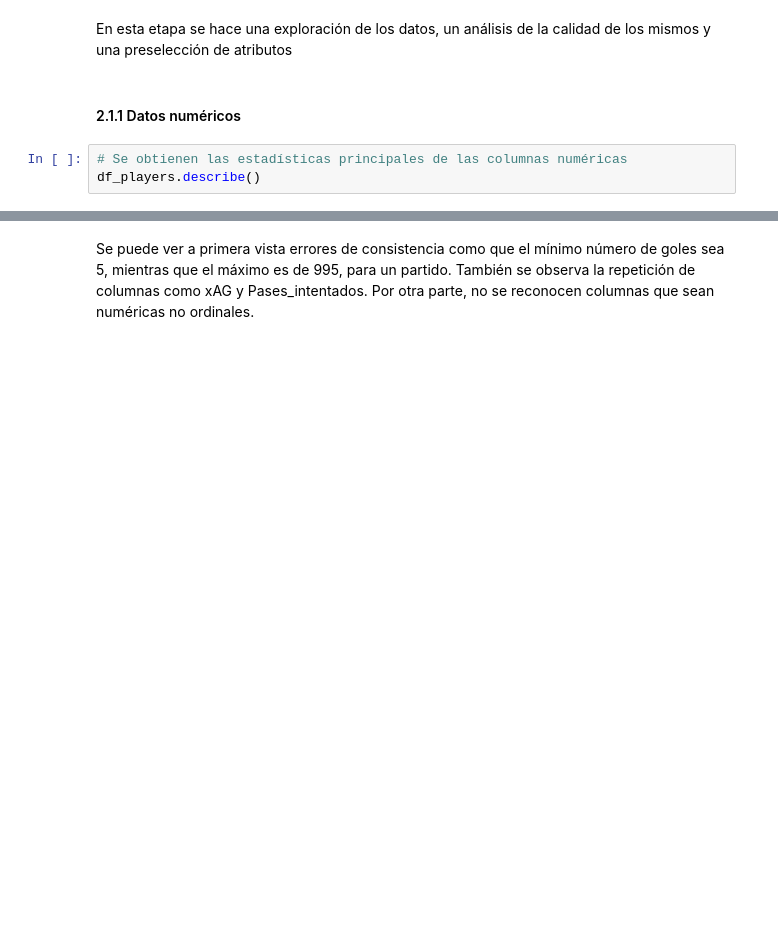
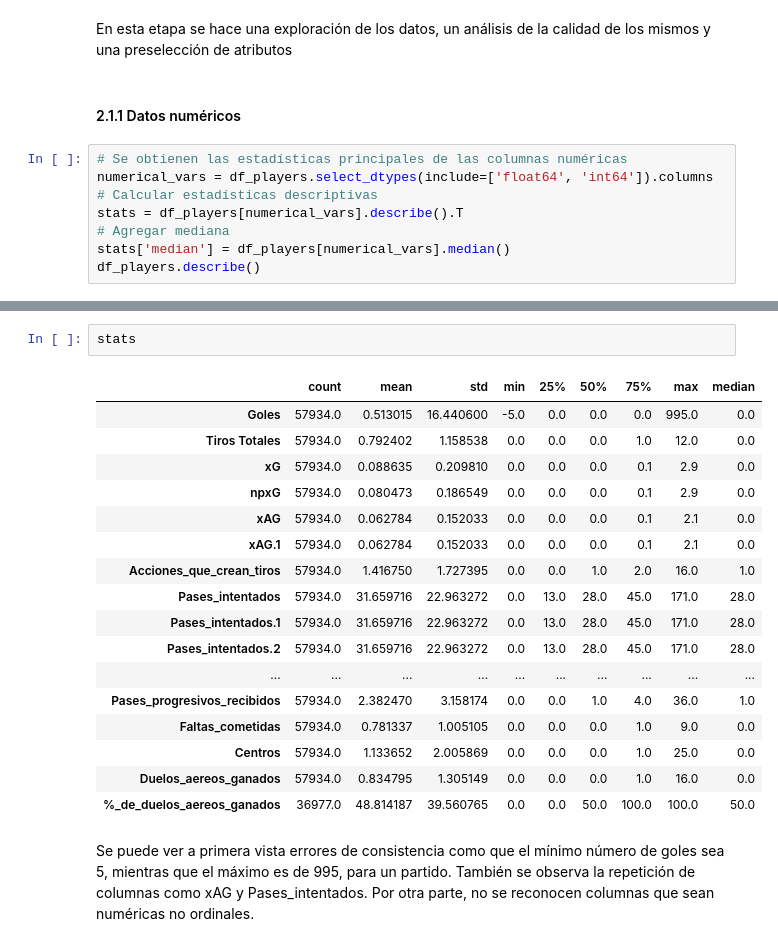
Before and after one commit to BI-organization/lab1, a Jupyter notebook: Lab1.ipynb, the cells around one changed output, grey strips where cells are left out. Drawn from its saved outputs; the diff is of its cells as text; blank space fills up the shorter version.

```diff
--- a/Lab1.ipynb
+++ b/Lab1.ipynb
@@ -114,6 +114,11 @@ En esta etapa se hace una exploración de los datos, un análisis de la calidad
 #### 2.1.1 Datos numéricos
 # %%
 # Se obtienen las estadísticas principales de las columnas numéricas
+numerical_vars = df_players.select_dtypes(include=['float64', 'int64']).columns
+# Calcular estadísticas descriptivas
+stats = df_players[numerical_vars].describe().T
+# Agregar mediana
+stats['median'] = df_players[numerical_vars].median()
 df_players.describe()
 # %% [output]
 |  | Goles | Tiros Totales | xG | npxG | xAG | xAG.1 | Acciones_que_crean_tiros | Pases_intentados | ... |
@@ -125,6 +130,26 @@ df_players.describe()
 | 50% | 0.000000 | 0.000000 | 0.000000 | 0.000000 | 0.000000 | 0.000000 | 1.000000 | 28.000000 | ... |
 | 75% | 0.000000 | 1.000000 | 0.100000 | 0.100000 | 0.100000 | 0.100000 | 2.000000 | 45.000000 | ... |
 | max | 995.000000 | 12.000000 | 2.900000 | 2.900000 | 2.100000 | 2.100000 | 16.000000 | 171.000000 | ... |
+# %%
+stats
+# %% [output]
+|  | count | mean | std | min | 25% | 50% | 75% | max | median |
+| Goles | 57934.0 | 0.513015 | 16.440600 | -5.0 | 0.0 | 0.0 | 0.0 | 995.0 | 0.0 |
+| Tiros Totales | 57934.0 | 0.792402 | 1.158538 | 0.0 | 0.0 | 0.0 | 1.0 | 12.0 | 0.0 |
+| xG | 57934.0 | 0.088635 | 0.209810 | 0.0 | 0.0 | 0.0 | 0.1 | 2.9 | 0.0 |
+| npxG | 57934.0 | 0.080473 | 0.186549 | 0.0 | 0.0 | 0.0 | 0.1 | 2.9 | 0.0 |
+| xAG | 57934.0 | 0.062784 | 0.152033 | 0.0 | 0.0 | 0.0 | 0.1 | 2.1 | 0.0 |
+| xAG.1 | 57934.0 | 0.062784 | 0.152033 | 0.0 | 0.0 | 0.0 | 0.1 | 2.1 | 0.0 |
+| Acciones_que_crean_tiros | 57934.0 | 1.416750 | 1.727395 | 0.0 | 0.0 | 1.0 | 2.0 | 16.0 | 1.0 |
+| Pases_intentados | 57934.0 | 31.659716 | 22.963272 | 0.0 | 13.0 | 28.0 | 45.0 | 171.0 | 28.0 |
+| Pases_intentados.1 | 57934.0 | 31.659716 | 22.963272 | 0.0 | 13.0 | 28.0 | 45.0 | 171.0 | 28.0 |
+| Pases_intentados.2 | 57934.0 | 31.659716 | 22.963272 | 0.0 | 13.0 | 28.0 | 45.0 | 171.0 | 28.0 |
+| ... | ... | ... | ... | ... | ... | ... | ... | ... | ... |
+| Pases_progresivos_recibidos | 57934.0 | 2.382470 | 3.158174 | 0.0 | 0.0 | 1.0 | 4.0 | 36.0 | 1.0 |
+| Faltas_cometidas | 57934.0 | 0.781337 | 1.005105 | 0.0 | 0.0 | 0.0 | 1.0 | 9.0 | 0.0 |
+| Centros | 57934.0 | 1.133652 | 2.005869 | 0.0 | 0.0 | 0.0 | 1.0 | 25.0 | 0.0 |
+| Duelos_aereos_ganados | 57934.0 | 0.834795 | 1.305149 | 0.0 | 0.0 | 0.0 | 1.0 | 16.0 | 0.0 |
+| %_de_duelos_aereos_ganados | 36977.0 | 48.814187 | 39.560765 | 0.0 | 0.0 | 50.0 | 100.0 | 100.0 | 50.0 |
 # %% [markdown]
 Se puede ver a primera vista errores de consistencia como que el mínimo número de goles sea 5, mientras que el máximo es de 995, para un partido. También se observa la repetición de columnas como xAG y Pases_intentados. Por otra parte, no se reconocen columnas que sean numéricas no ordinales.
 # %% [markdown]
```
Also changed, not shown: parts of 14 cells of this notebook, 1 other file.
